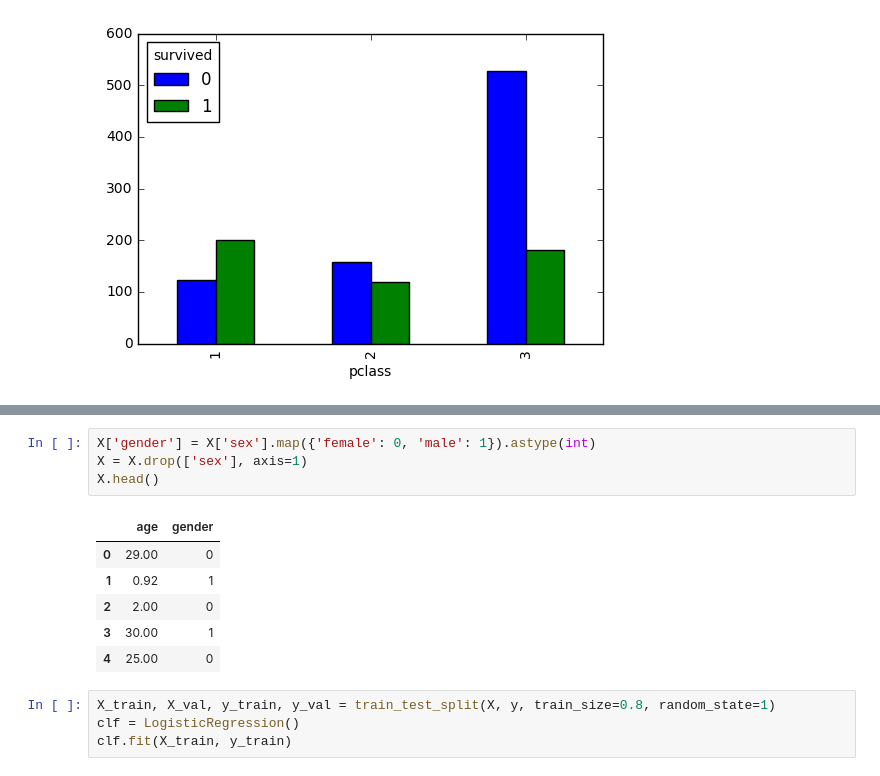
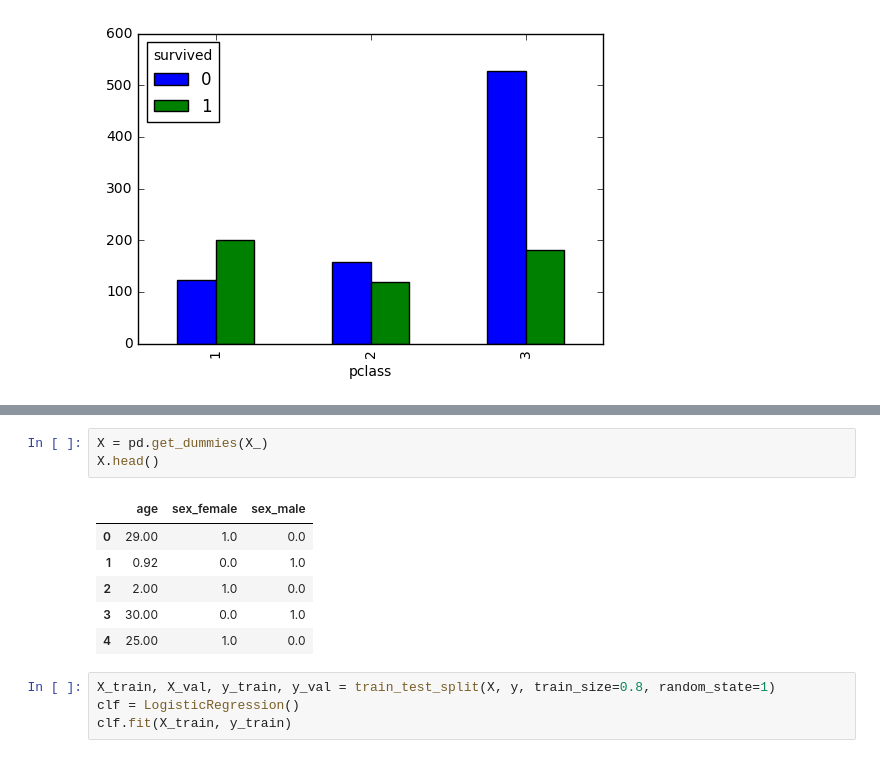
Before and after one commit to enakai00/jupyter_ml4se_commentary, a Jupyter notebook: Solutions/Titanic Example.ipynb, the cells around one changed output, grey strips where cells are left out. Saved outputs shown, nothing was run; the diff lists cells and outputs as text.

```diff
--- a/Solutions/Titanic Example.ipynb
+++ b/Solutions/Titanic Example.ipynb
@@ -147,17 +166,16 @@ X.head()
 | 2 | 2.00 | female |
 | 3 | 30.00 | male |
 | 4 | 25.00 | female |
-# %%
-X['gender'] = X['sex'].map({'female': 0, 'male': 1}).astype(int)
-X = X.drop(['sex'], axis=1)
-X.head()
-# %% [output]
-|  | age | gender |
-| 0 | 29.00 | 0 |
-| 1 | 0.92 | 1 |
-| 2 | 2.00 | 0 |
-| 3 | 30.00 | 1 |
-| 4 | 25.00 | 0 |
+# %%
+X = pd.get_dummies(X_)
+X.head()
+# %% [output]
+|  | age | sex_female | sex_male |
+| 0 | 29.00 | 1.0 | 0.0 |
+| 1 | 0.92 | 0.0 | 1.0 |
+| 2 | 2.00 | 1.0 | 0.0 |
+| 3 | 30.00 | 0.0 | 1.0 |
+| 4 | 25.00 | 1.0 | 0.0 |
 # %%
 X_train, X_val, y_train, y_val = train_test_split(X, y, train_size=0.8, random_state=1)
 clf = LogisticRegression()
```
Also changed, not shown: parts of 18 cells of this notebook.
